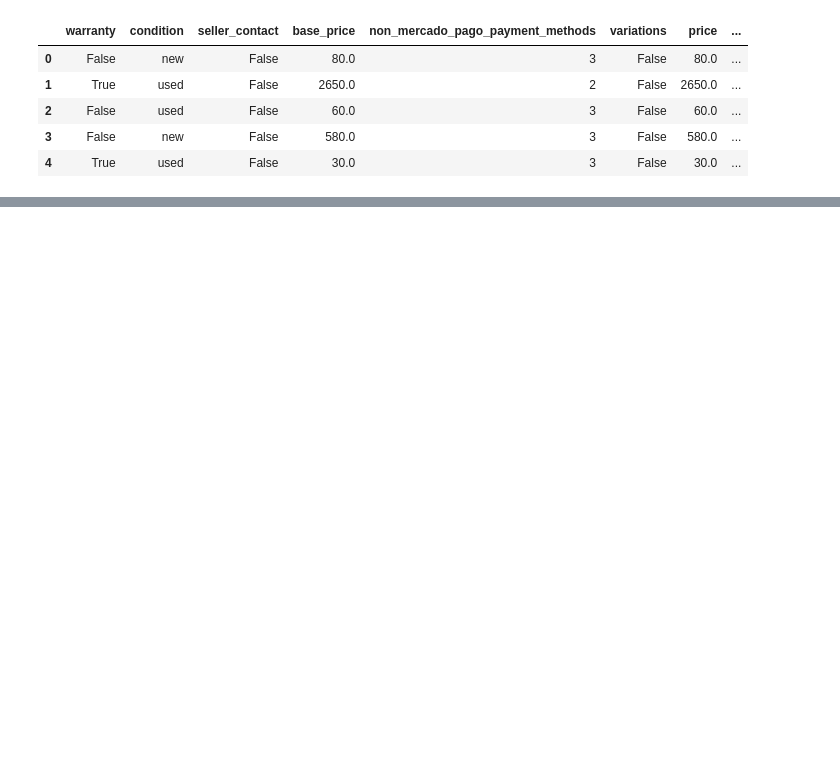
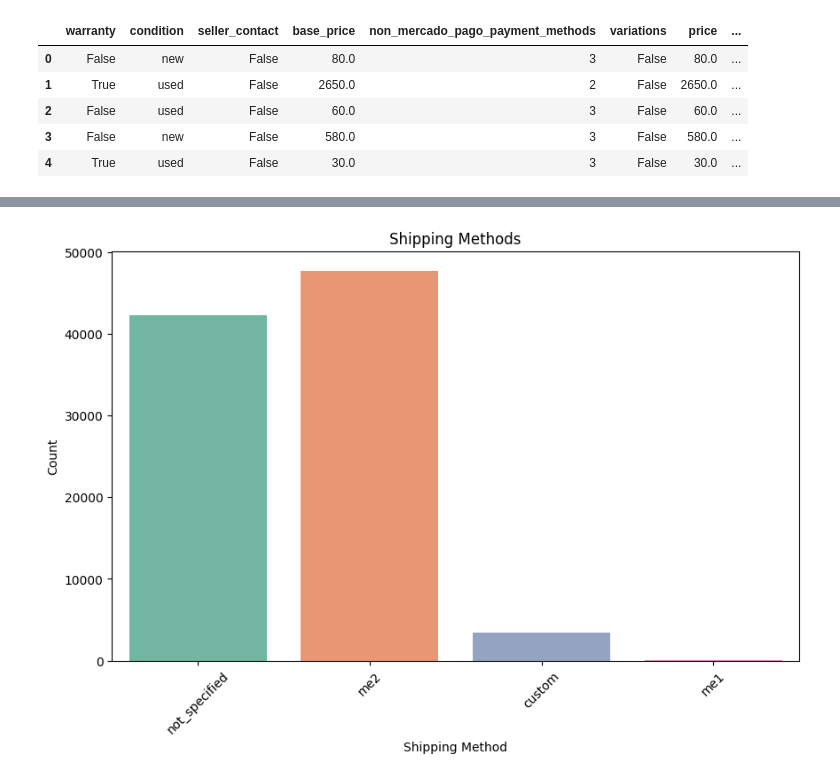
Before and after one commit to jalvergara/model_training, a Jupyter notebook: morales-varela/notebook/000_EDA.ipynb, the cells around one changed output, grey strips where cells are left out. Cells and saved outputs as stored; diff of their text form; code cells hidden in the pictures; blank space fills up the shorter version.

```diff
--- a/morales-varela/notebook/000_EDA.ipynb
+++ b/morales-varela/notebook/000_EDA.ipynb
@@ -366,0 +393,10 @@ raw_data.to_csv("../datos/cleandata.csv")
+# %%
+plt.figure(figsize=(10, 6))
+sns.countplot(data=raw_data, x='shipping_mode', hue='shipping_mode', palette='Set2', legend=False)
+plt.title('Shipping Methods')
+plt.xlabel('Shipping Method')
+plt.ylabel('Count')
+plt.xticks(rotation=45)
+plt.show()
+# %% [output]
+[figure, added]
```
Also changed, not shown: parts of 9 cells of this notebook, 1 other file.
